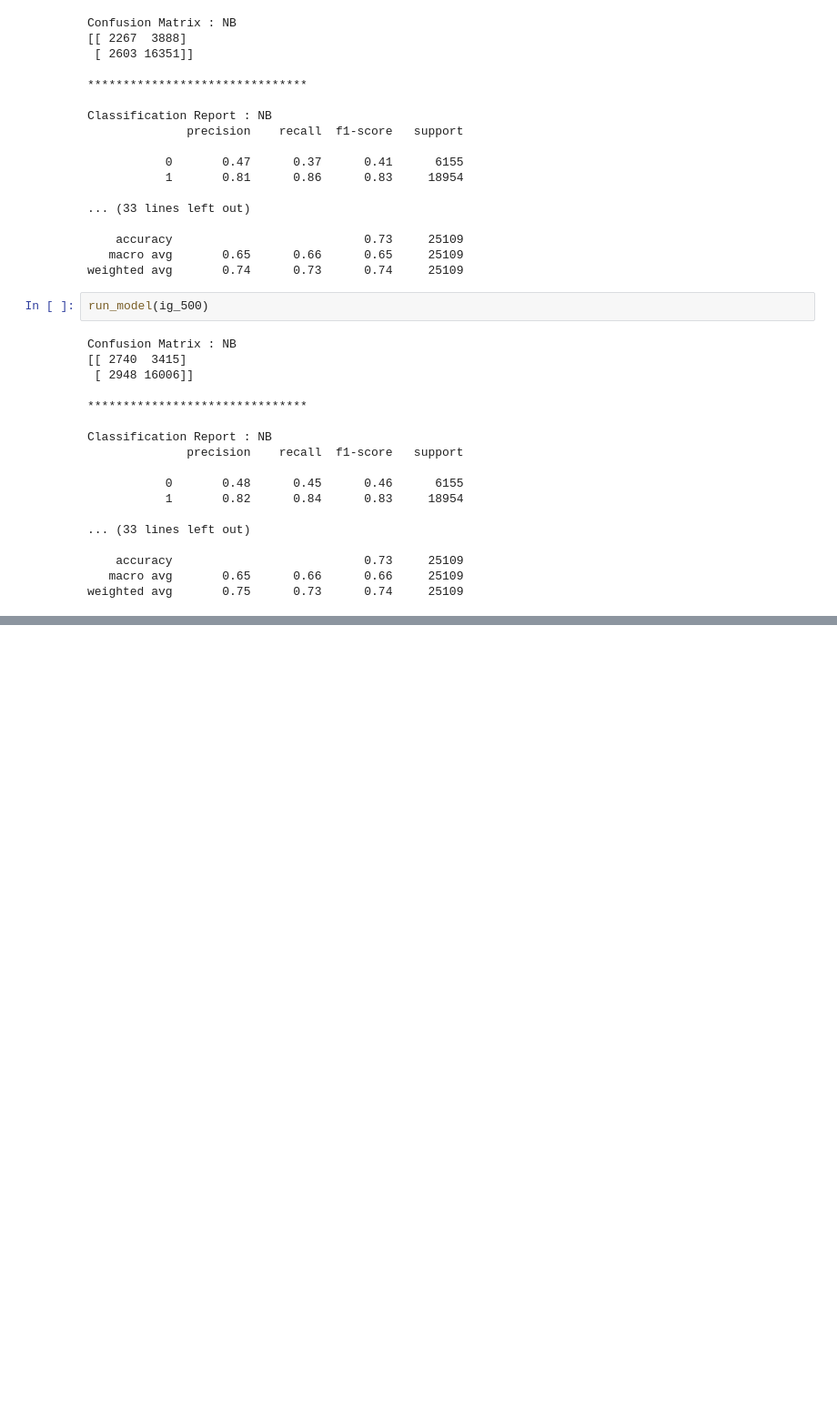
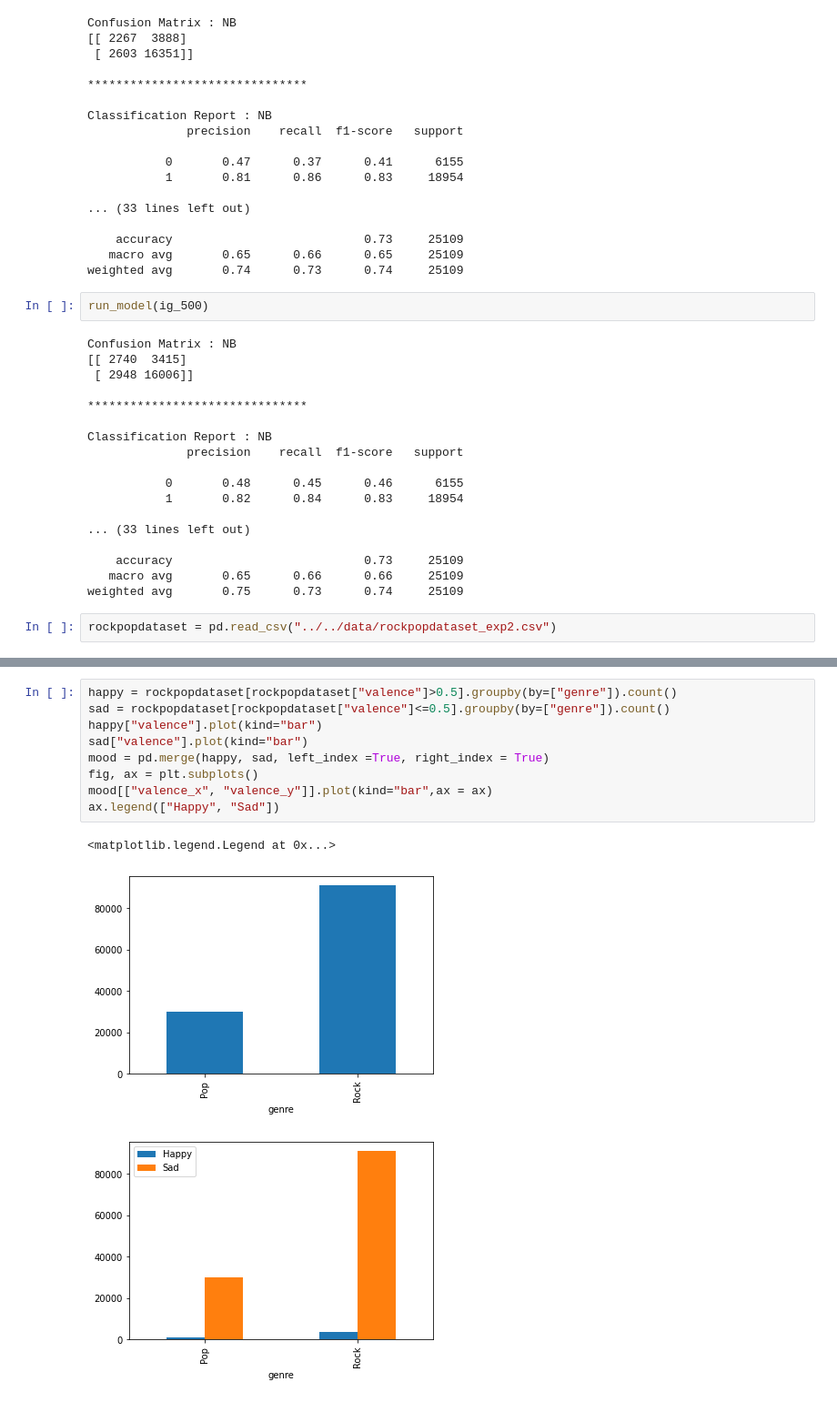
Before and after one commit to anisha1095/Emotion-Analysis-In-Song-Lyrics., a Jupyter notebook: codebase/Classification/Classification.ipynb, the cells around one changed output, grey strips where cells are left out. Shown: that part at 91% size. Cells and saved outputs as stored; diff of their text form; blank space fills up the shorter version.

```diff
--- a/codebase/Classification/Classification.ipynb
+++ b/codebase/Classification/Classification.ipynb
@@ -439,3 +402,5 @@ Classification Report : NB
     accuracy                           0.73     25109
    macro avg       0.65      0.66      0.66     25109
 weighted avg       0.75      0.73      0.74     25109
+# %%
+rockpopdataset = pd.read_csv("../../data/rockpopdataset_exp2.csv")
@@ -441,0 +426,13 @@ weighted avg       0.75      0.73      0.74     25109
+# %%
+happy = rockpopdataset[rockpopdataset["valence"]>0.5].groupby(by=["genre"]).count()
+sad = rockpopdataset[rockpopdataset["valence"]<=0.5].groupby(by=["genre"]).count()
+happy["valence"].plot(kind="bar")
+sad["valence"].plot(kind="bar")
+mood = pd.merge(happy, sad, left_index =True, right_index = True)
+fig, ax = plt.subplots()
+mood[["valence_x", "valence_y"]].plot(kind="bar",ax = ax)
+ax.legend(["Happy", "Sad"])
+# %% [output]
+<matplotlib.legend.Legend at 0x...>
+[figure, added]
+[figure, added]
```
Also changed, not shown: parts of 13 cells of this notebook, 3 other files.
